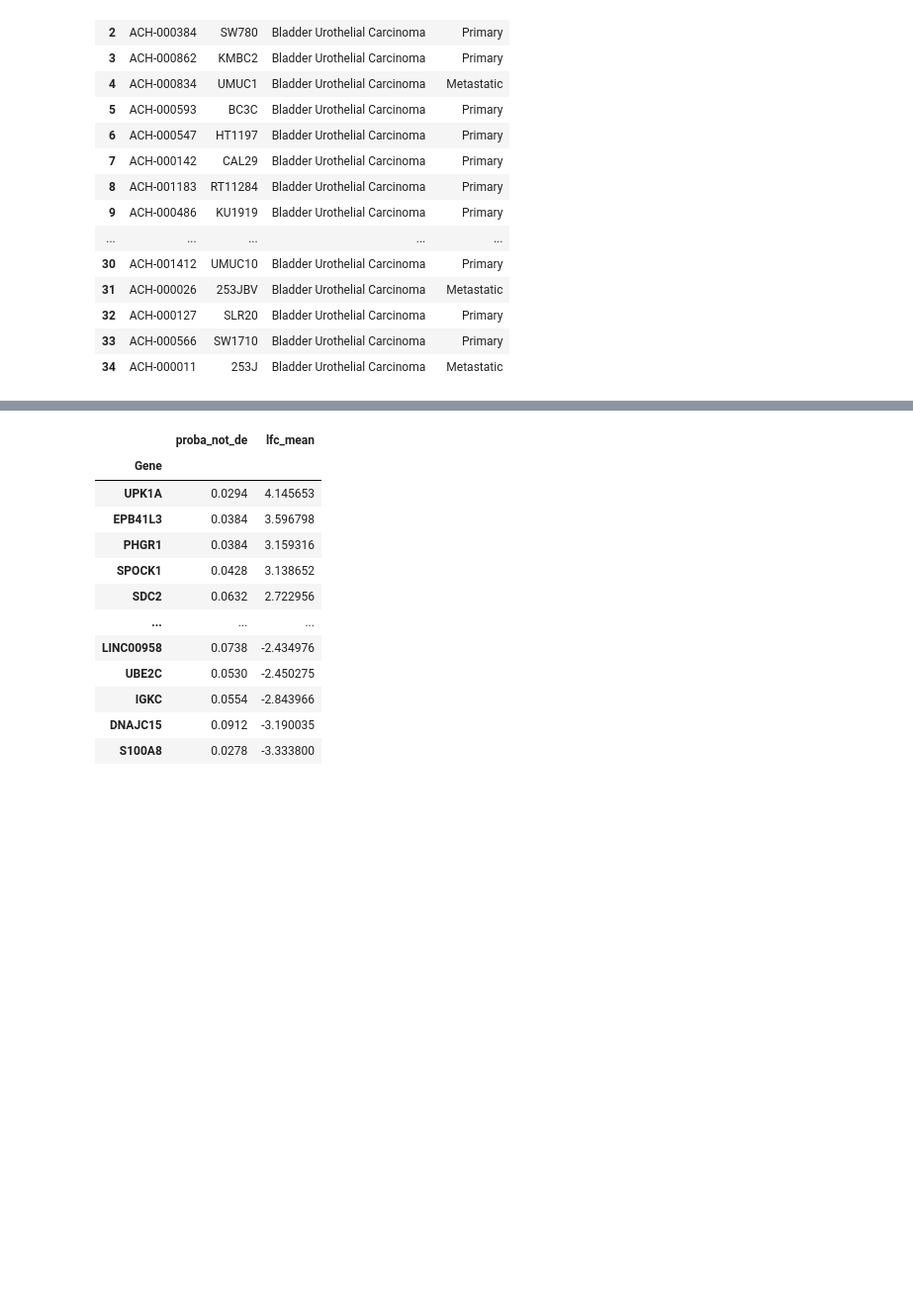
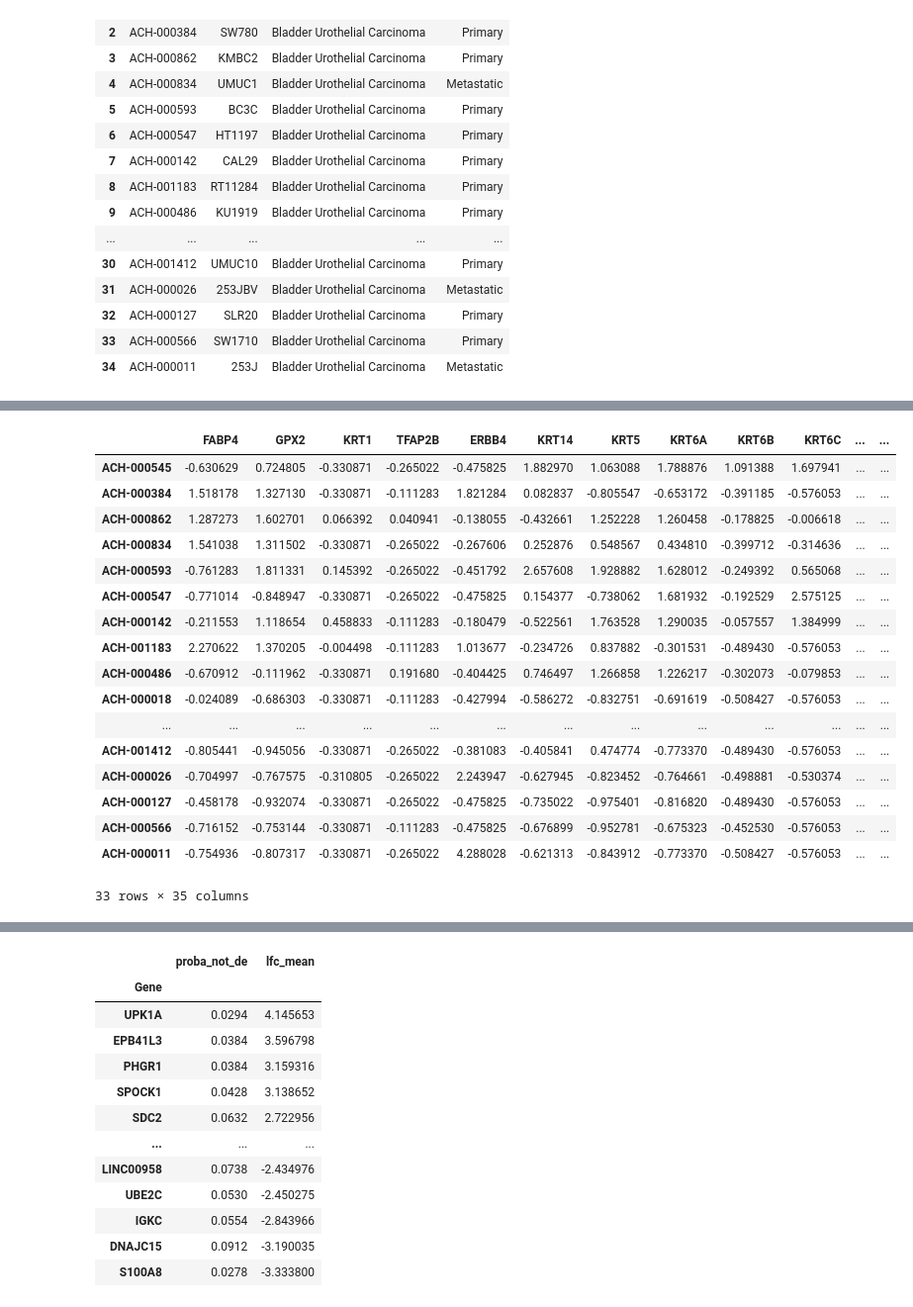
Before and after one commit to jingsday/blca_publication, a Jupyter notebook: blca_publication_Scripts/blca_Scripts_mouse_plos/blca_sc_all_cell_lines.ipynb, the cells around one changed output, grey strips where cells are left out. Shown at 99% size. Drawn from its saved outputs; the diff is of its cells as text; code cells hidden in the pictures; blank space fills up the shorter version.

```diff
--- a/blca_publication_Scripts/blca_Scripts_mouse_plos/blca_sc_all_cell_lines.ipynb
+++ b/blca_publication_Scripts/blca_Scripts_mouse_plos/blca_sc_all_cell_lines.ipynb
@@ -46,3 +46,6 @@ cell_lines_all
 | 32 | ACH-000127 | SLR20 | Bladder Urothelial Carcinoma | Primary |
 | 33 | ACH-000566 | SW1710 | Bladder Urothelial Carcinoma | Primary |
 | 34 | ACH-000011 | 253J | Bladder Urothelial Carcinoma | Metastatic |
+# %%
+valid_ids = [i for i in cell_lines_all['Depmap Id'] if i in blca_zscore.index]
+blca_filtered = blca.loc[valid_ids]
@@ -48,0 +66,21 @@ cell_lines_all
+# %%
+df
+# %% [output]
+|  | FABP4 | GPX2 | KRT1 | TFAP2B | ERBB4 | KRT14 | KRT5 | KRT6A | KRT6B | KRT6C | ... | ... |
+| ACH-000545 | -0.630629 | 0.724805 | -0.330871 | -0.265022 | -0.475825 | 1.882970 | 1.063088 | 1.788876 | 1.091388 | 1.697941 | ... | ... |
+| ACH-000384 | 1.518178 | 1.327130 | -0.330871 | -0.111283 | 1.821284 | 0.082837 | -0.805547 | -0.653172 | -0.391185 | -0.576053 | ... | ... |
+| ACH-000862 | 1.287273 | 1.602701 | 0.066392 | 0.040941 | -0.138055 | -0.432661 | 1.252228 | 1.260458 | -0.178825 | -0.006618 | ... | ... |
+| ACH-000834 | 1.541038 | 1.311502 | -0.330871 | -0.265022 | -0.267606 | 0.252876 | 0.548567 | 0.434810 | -0.399712 | -0.314636 | ... | ... |
+| ACH-000593 | -0.761283 | 1.811331 | 0.145392 | -0.265022 | -0.451792 | 2.657608 | 1.928882 | 1.628012 | -0.249392 | 0.565068 | ... | ... |
+| ACH-000547 | -0.771014 | -0.848947 | -0.330871 | -0.265022 | -0.475825 | 0.154377 | -0.738062 | 1.681932 | -0.192529 | 2.575125 | ... | ... |
+| ACH-000142 | -0.211553 | 1.118654 | 0.458833 | -0.111283 | -0.180479 | -0.522561 | 1.763528 | 1.290035 | -0.057557 | 1.384999 | ... | ... |
+| ACH-001183 | 2.270622 | 1.370205 | -0.004498 | -0.111283 | 1.013677 | -0.234726 | 0.837882 | -0.301531 | -0.489430 | -0.576053 | ... | ... |
+| ACH-000486 | -0.670912 | -0.111962 | -0.330871 | 0.191680 | -0.404425 | 0.746497 | 1.266858 | 1.226217 | -0.302073 | -0.079853 | ... | ... |
+| ACH-000018 | -0.024089 | -0.686303 | -0.330871 | -0.111283 | -0.427994 | -0.586272 | -0.832751 | -0.691619 | -0.508427 | -0.576053 | ... | ... |
+| ... | ... | ... | ... | ... | ... | ... | ... | ... | ... | ... | ... | ... |
+| ACH-001412 | -0.805441 | -0.945056 | -0.330871 | -0.265022 | -0.381083 | -0.405841 | 0.474774 | -0.773370 | -0.489430 | -0.576053 | ... | ... |
+| ACH-000026 | -0.704997 | -0.767575 | -0.310805 | -0.265022 | 2.243947 | -0.627945 | -0.823452 | -0.764661 | -0.498881 | -0.530374 | ... | ... |
+| ACH-000127 | -0.458178 | -0.932074 | -0.330871 | -0.265022 | -0.475825 | -0.735022 | -0.975401 | -0.816820 | -0.489430 | -0.576053 | ... | ... |
+| ACH-000566 | -0.716152 | -0.753144 | -0.330871 | -0.111283 | -0.475825 | -0.676899 | -0.952781 | -0.675323 | -0.452530 | -0.576053 | ... | ... |
+| ACH-000011 | -0.754936 | -0.807317 | -0.330871 | -0.265022 | 4.288028 | -0.621313 | -0.843912 | -0.773370 | -0.508427 | -0.576053 | ... | ... |
+33 rows × 35 columns
```
Also changed, not shown: parts of 7 cells of this notebook.
